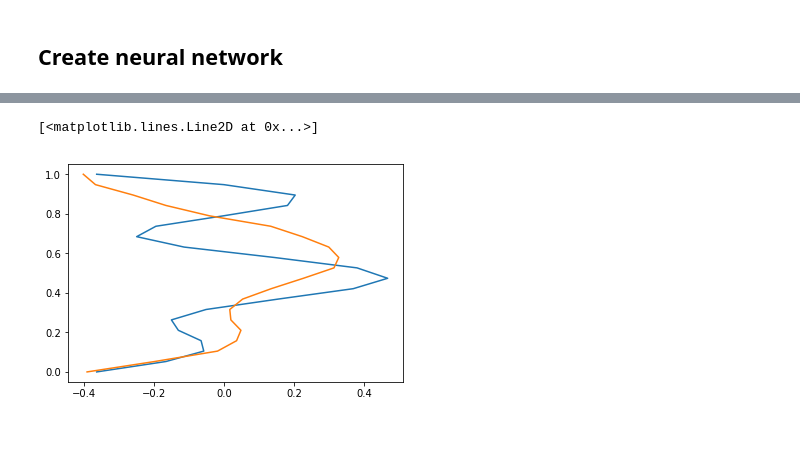
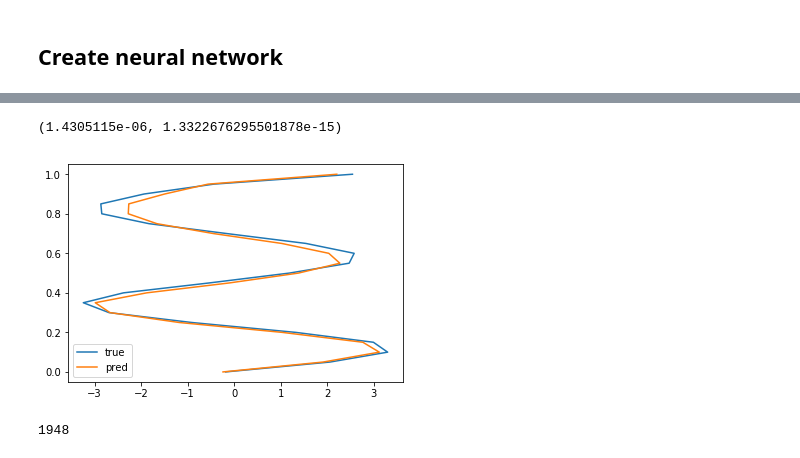
Before and after one commit to raspstephan/CBRAIN-CAM, a Jupyter notebook: keras/constraints.ipynb, the cells around one changed output, grey strips where cells are left out. Cells and saved outputs as stored; diff of their text form; code cells hidden in the pictures.

```diff
--- a/keras/constraints.ipynb
+++ b/keras/constraints.ipynb
@@ -174,13 +181,26 @@ Epoch 10/10
 <keras.callbacks.History at 0x...>
 # %%
 y_pred_trans = model_transform.predict(x_valid)
-y_pred_trans = np.concatenate([y_pred_trans, -y_pred_trans.sum(axis=1).reshape((-1, 1))], axis=1)
+
+y_rain = np.maximum(0, y_pred_trans[:, -1]).reshape((-1, 1))
+y_first = -y_pred_trans[:, :-1].sum(axis=1).reshape((-1, 1)) - y_rain
+
+y_pred_trans = np.concatenate([y_first, y_pred_trans[:, :-1], y_rain], axis=1)
-# %%
-plt.plot(y_valid[2], z, label='true')
-plt.plot(y_pred_trans[2], z, label='pred')
-# %% [output]
-[<matplotlib.lines.Line2D at 0x...>]
-[figure, removed]
+# %%
+i = np.random.randint(0, 200)
+i = 1948
+plt.plot(y_valid[i], z_plot, label='true')
+plt.plot(y_pred_trans[i], z_plot, label='pred')
+plt.legend();
+np.sum(y_pred_trans[i]), np.sum(y_valid[i])
+# %% [output]
+(1.4305115e-06, 1.3322676295501878e-15)
+[figure, added]
+# %%
+max_error = np.argmax(np.mean(np.abs((y_valid - y_pred_trans)), axis=1))
+max_error
+# %% [output]
+1948
 # %%
 y_pred_trans.shape
 # %% [output]
```
Also changed, not shown: parts of 17 cells of this notebook.
